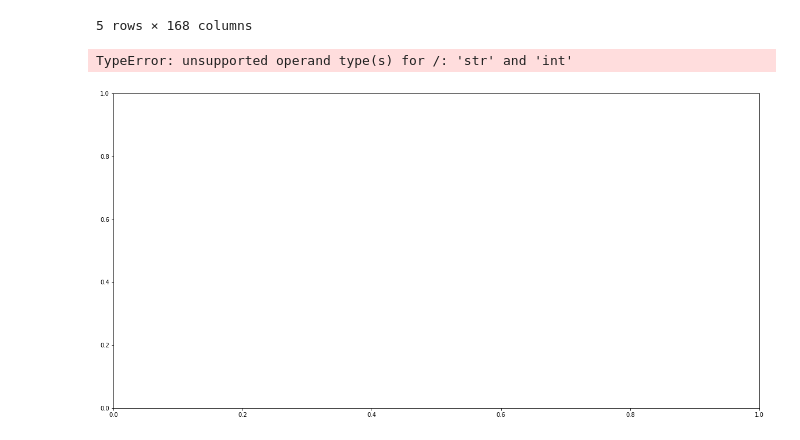
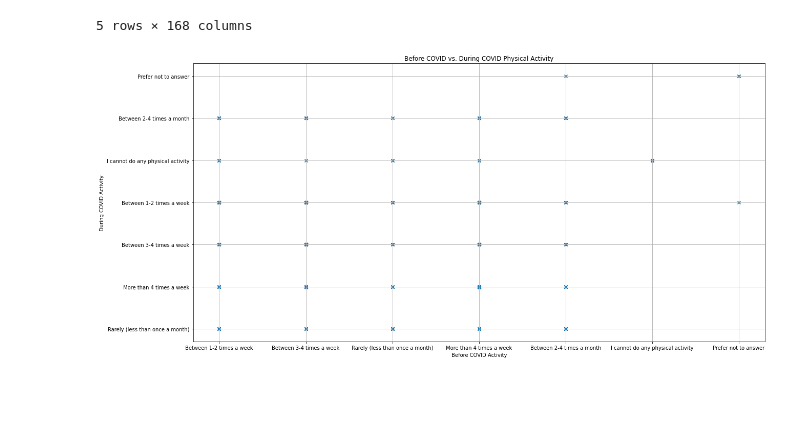
Before and after one commit to nladkins/Project-1-EDA, a Jupyter notebook: Sandbox_Stanford.ipynb, the cells around one changed output. Saved outputs shown, nothing was run; the diff lists cells and outputs as text; code cells hidden in the pictures; blank space fills up the shorter version.

```diff
--- a/Sandbox_Stanford.ipynb
+++ b/Sandbox_Stanford.ipynb
@@ -27,8 +27,22 @@ stanford_df.head()
 | 3 | 73 | NaN | 6/10/20 14:04 | United States of America | California | ... |
 | 4 | 74 | NaN | 6/10/20 14:06 | United States of America | Maryland | ... |
 5 rows × 168 columns
-# %%
-stanford_df.boxplot("Before COVID-19, on an average how much time did you spend on physical activities?     (run / walk / exercises / gardening / yoga /golf etc)", by="Since the start of COVID-19, on an average how much time did you spend on physical activities?     (run / walk / exercises / gardening / yoga /golf etc)", figsize=(20, 10))
-# %% [output]
-TypeError: unsupported operand type(s) for /: 'str' and 'int'
-[figure, removed]
+# %%
+# Dependent Values for Scatter Plot
+plt.figure(figsize=(20,10))
+plt.scatter(stanford_df["Before COVID-19, on an average how much time did you spend on physical activities?     (run / walk / exercises / gardening / yoga /golf etc)"],
+            stanford_df["Since the start of COVID-19, on an average how much time did you spend on physical activities?     (run / walk / exercises / gardening / yoga /golf etc)"], marker="x",edgecolors="red")
+
+# Size, Labels, and Grid
+plt.title("Before COVID vs. During COVID Physical Activity")
+plt.ylabel("During COVID Activity")
+plt.xlabel("Before COVID Activity")
+plt.grid(True)
+
+# # Save the Plot
+# plt.savefig("Script Outputs/Lat_v_Temp.png")
+
+# Show plot
+plt.show()
+# %% [output]
+[figure, added]
```
Also changed, not shown: 2 other files.
